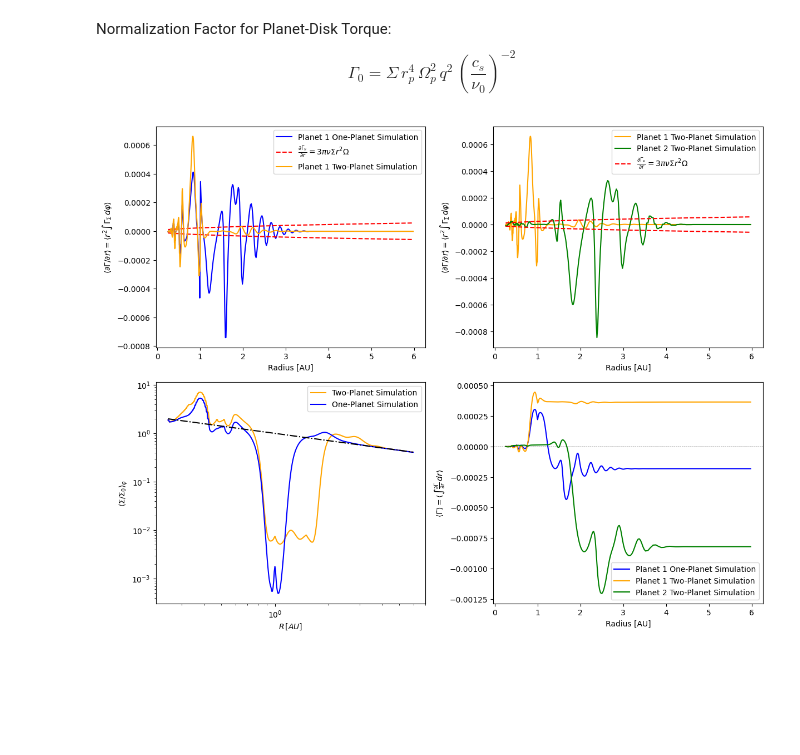
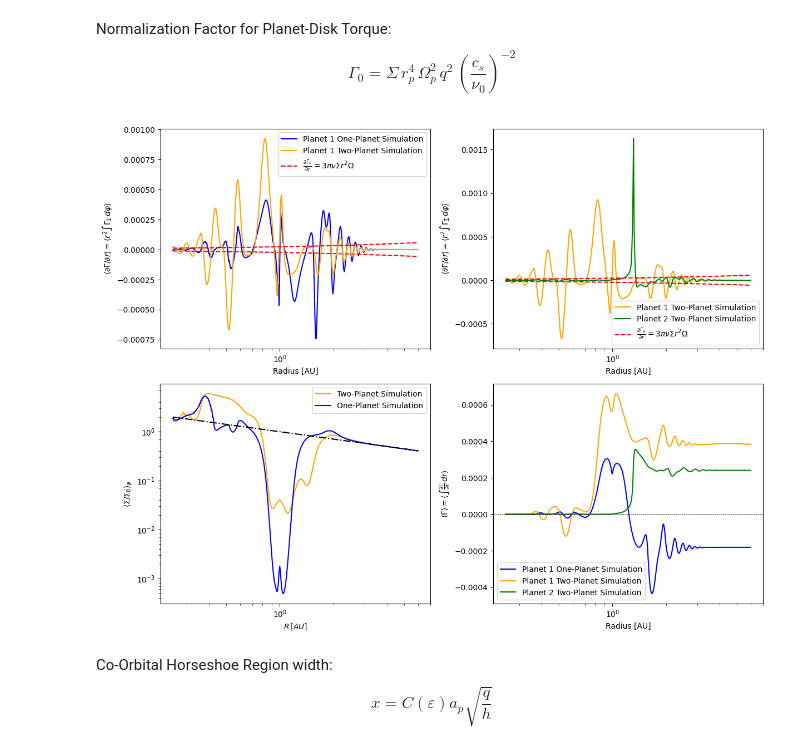
Before and after one commit to SudatKhan/athena_simulations, a Jupyter notebook: resonance_torque.ipynb, the cells around one changed output. Drawn from its saved outputs; the diff is of its cells as text; code cells hidden in the pictures; blank space fills up the shorter version.

```diff
--- a/resonance_torque.ipynb
+++ b/resonance_torque.ipynb
@@ -23,8 +23,8 @@ d_phip1 = phip1_c[:, None]
 d_phip1 = d_phip1[1:] - d_phip1[:-1]
 d_rp1 = rp1_c[1:] - rp1_c[:-1]
 # %%
-data = np.genfromtxt('/home/sudat/cca/a1d5/disk.hst')
-data2 = athena_read.athdf('/home/sudat/cca/a1d5/disk.out1.00800.athdf')
+data = np.genfromtxt('/home/sudat/cca/seawulf_3:2/disk.hst')
+data2 = athena_read.athdf('/home/sudat/cca/seawulf_3:2/disk.out1.00740.athdf')
 time = data[:,0] / (2*np.pi)
 sum_torque = data[:,10]
 sum_torque2 = data[:,11]
@@ -173,7 +184,7 @@ r_torque_avgp1 = sum_r_torque/len(range(600,800,5))
 '''Planet 1 Two-Planet Simulation'''
 sum_r_torque = 0
 for i in range(600,800,5):
-    data = athena_read.athdf(f'/home/sudat/cca/a1d5/disk.out1.00{i}.athdf')
+    data = athena_read.athdf(f'/home/sudat/cca/seawulf_3:2/disk.out1.00{i}.athdf')
     dens = data.get('dens')[0]
     r = data.get('x1v')
     phi = data.get('x2v')
@@ -198,7 +209,7 @@ r_torque_avg_p1 = sum_r_torque/len(range(600,800,5))
 '''Planet 2'''
 sum_r_torque = 0
 for i in range(600,800,5):
-    data = athena_read.athdf(f'/home/sudat/cca/a1d5/disk.out1.00{i}.athdf')
+    data = athena_read.athdf(f'/home/sudat/cca/seawulf_3:2/disk.out1.00{i}.athdf')
     dens = data.get('dens')[0]
     r = data.get('x1v')
     phi = data.get('x2v')
@@ -211,8 +222,8 @@ for i in range(600,800,5):
     d_phi = d_phi[1:] - d_phi[:-1]
     d_r = d_r[1:] - d_r[:-1]
 
-    g_mag = initial(r, phi, time2, 1.5, 0.000954588)[0]
-    sine_term = initial(r, phi, time2, 1.5, 0.000954588)[1]
+    g_mag = initial(r, phi, time2, np.cbrt(2.25), 0.000285716656)[0]
+    sine_term = initial(r, phi, time2, np.cbrt(2.25), 0.000285716656)[1]
     #d = initial(r, phi, time2, 1.5, 0.000954588)[2]
     #dens[d<0.5*initial(r, phi, time2, 1.5, 0.000954588)[3]] = 0
     sum_r_torque += r**2*np.sum(dens * g_mag * sine_term * d_phi, axis=0)
@@ -239,7 +250,7 @@ sum_dens_avg_onesim = sum_dens_onesim/len(range(600,800,5))
 # %%
 sum_dens = 0
 for i in range(600,800,5):
-    data = athena_read.athdf(f'/home/sudat/cca/a1d5/disk.out1.00{i}.athdf')
+    data = athena_read.athdf(f'/home/sudat/cca/seawulf_3:2/disk.out1.00{i}.athdf')
     density = data.get('dens')[0]
     #d = initial(data.get('x1v'), data.get('x2v')[:,None], data.get('Time'), 1.5, 0.000954588)[2]
     #density[d < 1.0 * initial(data.get('x1v'), data.get('x2v')[:,None], data.get('Time'), 1.5, 0.000954588)[3]] = 0.004
@@ -265,10 +276,11 @@ plt.figure(figsize=(9.75*1.25,7.5*1.25))
 
 plt.subplot(221)
 plt.plot(rp1, (r_torque_avgp1), label= 'Planet 1 One-Planet Simulation', color='blue')
-plt.plot(r, (viscous_torque), color='red', label = r'$\frac{\partial \Gamma_\nu}{\partial r} = 3 \pi \nu \Sigma r^2 \Omega$', linestyle='dashed', linewidth=1.5)
 plt.plot(r, -1*(viscous_torque), color='red', linestyle='dashed', linewidth=1.5)
 plt.plot(r, (r_torque_avg_p1), label='Planet 1 Two-Planet Simulation', color='orange')
+plt.plot(r, (viscous_torque), color='red', label = r'$\frac{\partial \Gamma_\nu}{\partial r} = 3 \pi \nu \Sigma r^2 \Omega$', linestyle='dashed', linewidth=1.5)
 plt.xlabel('Radius [AU]')
+plt.xscale('log')
 
 plt.ylabel(r'$\langle {\partial \Gamma} / {\partial r} \rangle = \langle r^2 \int \Gamma_{\Sigma} \, d\varphi \rangle$')
 plt.legend()
@@ -279,32 +291,37 @@ plt.plot(r, (r_torque_avg_p2), label= 'Planet 2 Two-Planet Simulation', color='g
 plt.plot(r, (viscous_torque), color='red', label = r'$\frac{\partial \Gamma_\nu}{\partial r} = 3 \pi \nu \Sigma r^2 \Omega$', linestyle='dashed', linewidth=1.5)
 plt.plot(r, -1*(viscous_torque), color='red', linestyle='dashed', linewidth=1.5)
 plt.xlabel('Radius [AU]')
+plt.xscale('log')
 
 plt.ylabel(r'$\langle {\partial \Gamma} / {\partial r} \rangle = \langle r^2 \int \Gamma_{\Sigma} \, d\varphi \rangle$')
 plt.legend()
 
 plt.subplot(223)
 plt.plot(r, np.average(sum_dens_avg, axis = 0), label = 'Two-Planet Simulation', color='orange')
 plt.plot(rp1, np.average(sum_dens_avg_onesim, axis = 0), label= 'One-Planet Simulation', color='blue')
 plt.plot(r, (r)**(-1/2), linestyle= '-.', c='black')
 #plt.text(5, 0.335, r'$\Sigma = \Sigma_0 (\frac{r}{r_p})^{- 0.5}$')
 plt.yscale('log')
 plt.xscale('log')
 plt.ylabel(r'$\langle {\Sigma}/{\Sigma_{0}}\rangle_{\varphi}$')
 plt.xlabel(r'$R \,[AU]$')
 
 plt.legend()
 
 plt.subplot(224)
 plt.plot(rp1, 2*np.pi*(np.cumsum(r_torque_avgp1 * d_rp1)), label='Planet 1 One-Planet Simulation', color='blue')
 plt.plot(r, 2*np.pi*(np.cumsum(r_torque_avg_p1 * d_r)), label='Planet 1 Two-Planet Simulation', color='orange')
 plt.plot(r, 2*np.pi*(np.cumsum(r_torque_avg_p2* d_r)), label='Planet 2 Two-Planet Simulation', color='green')
 plt.axhline(y=0, linestyle='dashed', color='black', linewidth=0.5)
 plt.ylabel(r'$\langle \Gamma \rangle = \langle \int \frac{\partial \Gamma}{\partial r} \, dr \rangle$')
 plt.xlabel('Radius [AU]')
+plt.xscale('log')
 
 plt.legend()
 
 plt.tight_layout()
 # %% [output]
-[figure, old version]
+[figure, new version]
+# %% [markdown]
+Co-Orbital Horseshoe Region width:
+$$x = C(\varepsilon) a_p \sqrt{\frac{q}{h}}$$
```
Also changed, not shown: parts of 3 cells of this notebook.
